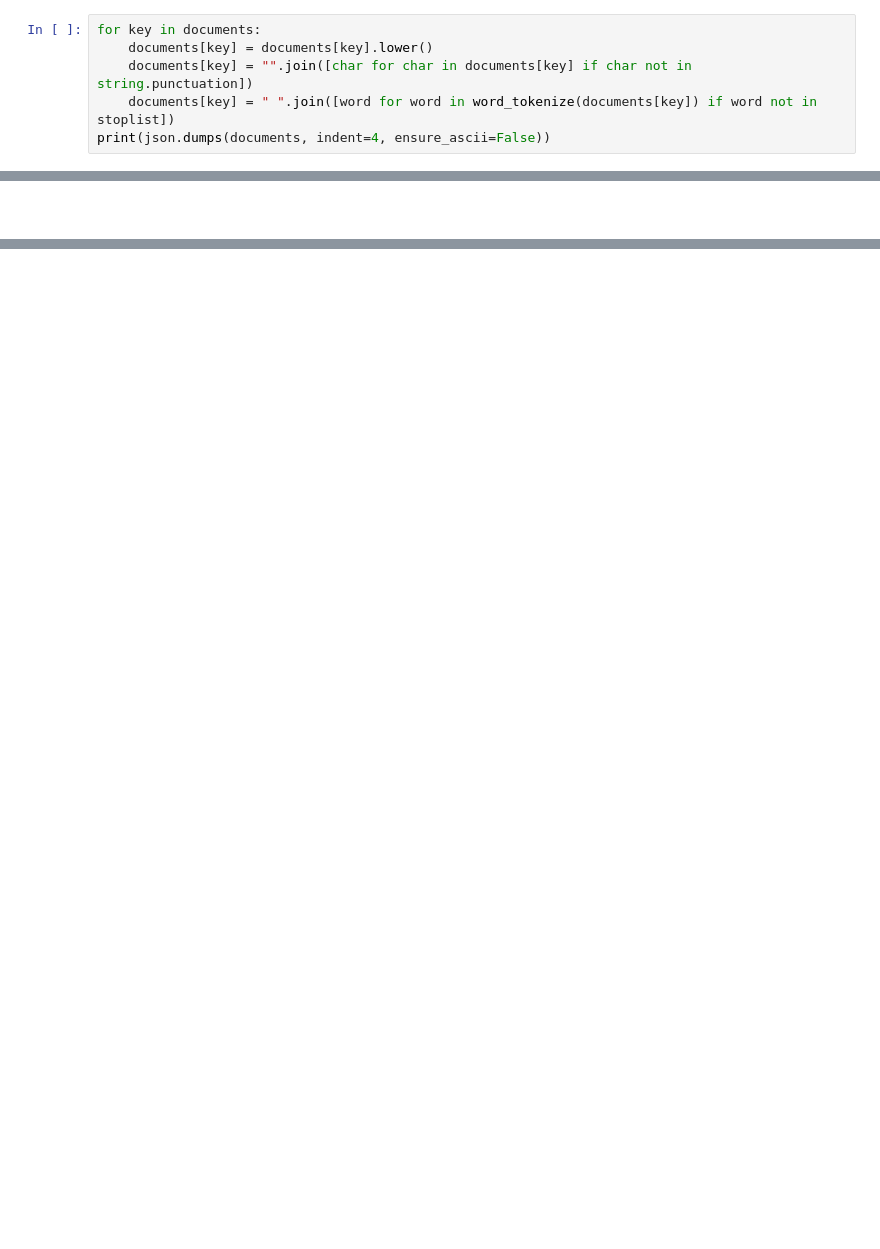
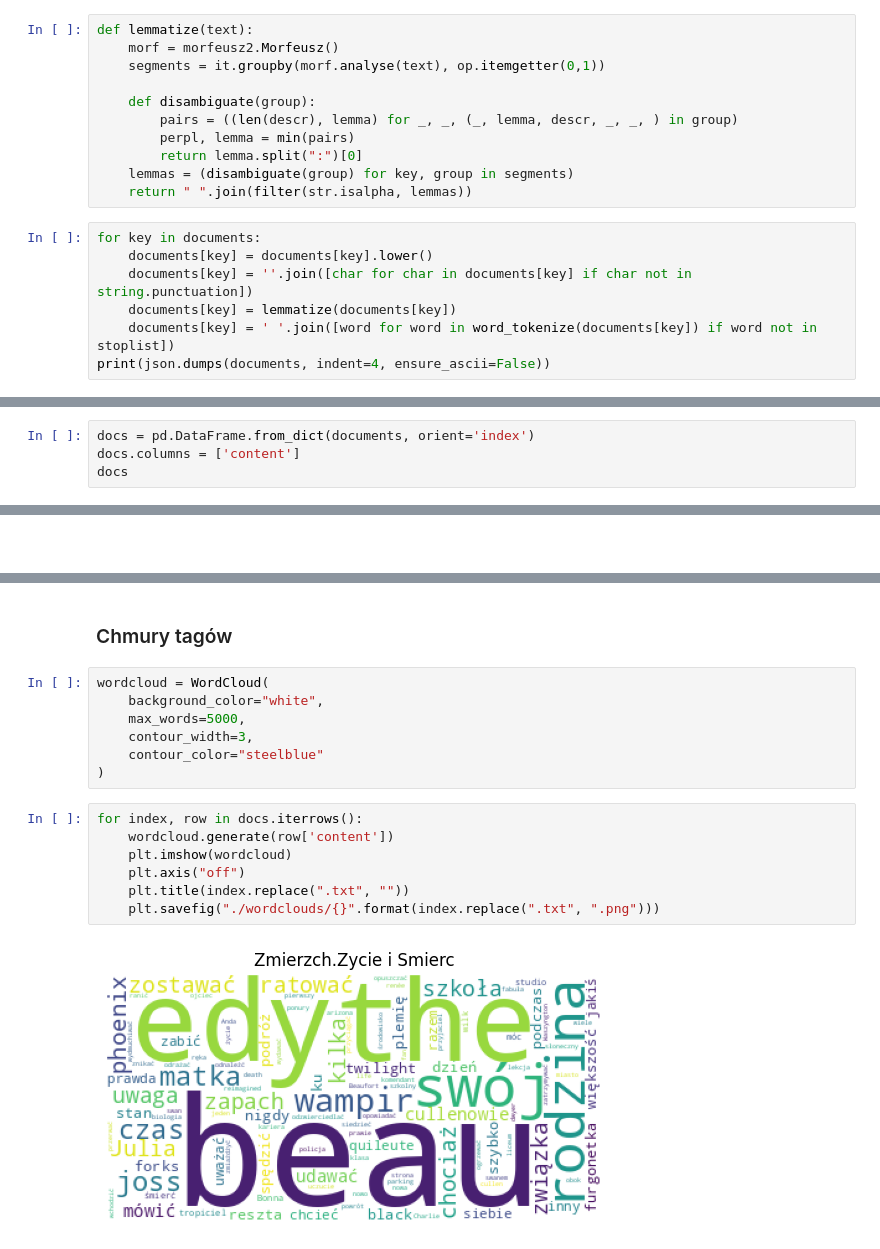
Before and after one commit to Jedrek11/Metodyka-Analizy-Tekstu-JSP, a Jupyter notebook: text_mining.ipynb, the cells around one changed output, grey strips where cells are left out. Saved outputs shown, nothing was run; the diff lists cells and outputs as text; blank space fills up the shorter version.

```diff
--- a/text_mining.ipynb
+++ b/text_mining.ipynb
@@ -82,11 +103,23 @@ stoplist
  'xiii',
  'xiv',
  'xv']
+# %%
+def lemmatize(text):
+    morf = morfeusz2.Morfeusz()
+    segments = it.groupby(morf.analyse(text), op.itemgetter(0,1))
+
+    def disambiguate(group):
+        pairs = ((len(descr), lemma) for _, _, (_, lemma, descr, _, _, ) in group)
+        perpl, lemma = min(pairs)
+        return lemma.split(":")[0]
+    lemmas = (disambiguate(group) for key, group in segments)
+    return " ".join(filter(str.isalpha, lemmas))
 # %%
 for key in documents:
     documents[key] = documents[key].lower()
-    documents[key] = "".join([char for char in documents[key] if char not in string.punctuation])
-    documents[key] = " ".join([word for word in word_tokenize(documents[key]) if word not in stoplist])
+    documents[key] = ''.join([char for char in documents[key] if char not in string.punctuation])
+    documents[key] = lemmatize(documents[key])
+    documents[key] = ' '.join([word for word in word_tokenize(documents[key]) if word not in stoplist])
 print(json.dumps(documents, indent=4, ensure_ascii=False))
 # %% [output]
 {
@@ -110,0 +144,4 @@ print(json.dumps(documents, indent=4, ensure_ascii=False))
+# %%
+docs = pd.DataFrame.from_dict(documents, orient='index')
+docs.columns = ['content']
+docs
@@ -112,0 +207,18 @@ print(json.dumps(documents, indent=4, ensure_ascii=False))
+# %% [markdown]
+### Chmury tagów
+# %%
+wordcloud = WordCloud(
+    background_color="white",
+    max_words=5000,
+    contour_width=3,
+    contour_color="steelblue"
+)
+# %%
+for index, row in docs.iterrows():
+    wordcloud.generate(row['content'])
+    plt.imshow(wordcloud)
+    plt.axis("off")
+    plt.title(index.replace(".txt", ""))
+    plt.savefig("./wordclouds/{}".format(index.replace(".txt", ".png")))
+# %% [output]
+[figure, added]
```
Also changed, not shown: parts of 8 cells of this notebook, 20 other files.
